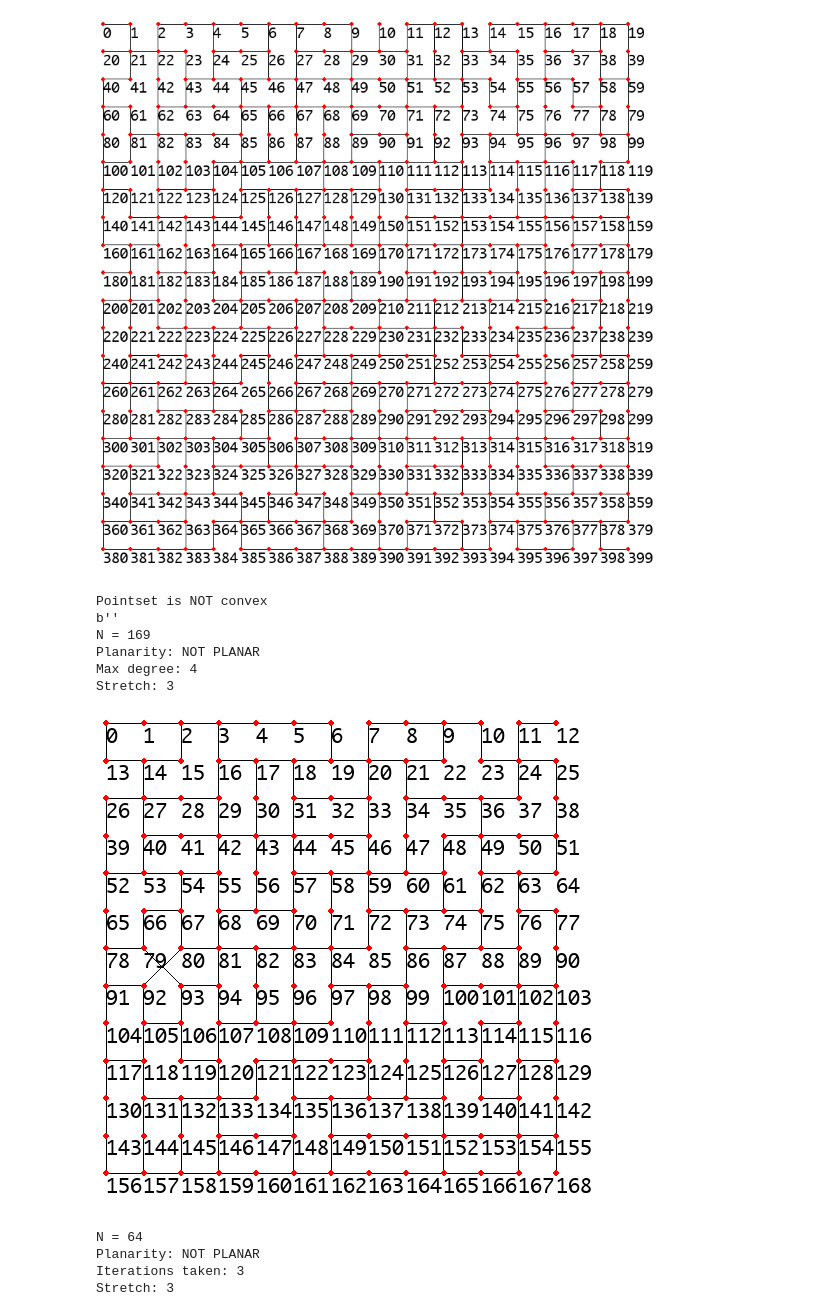
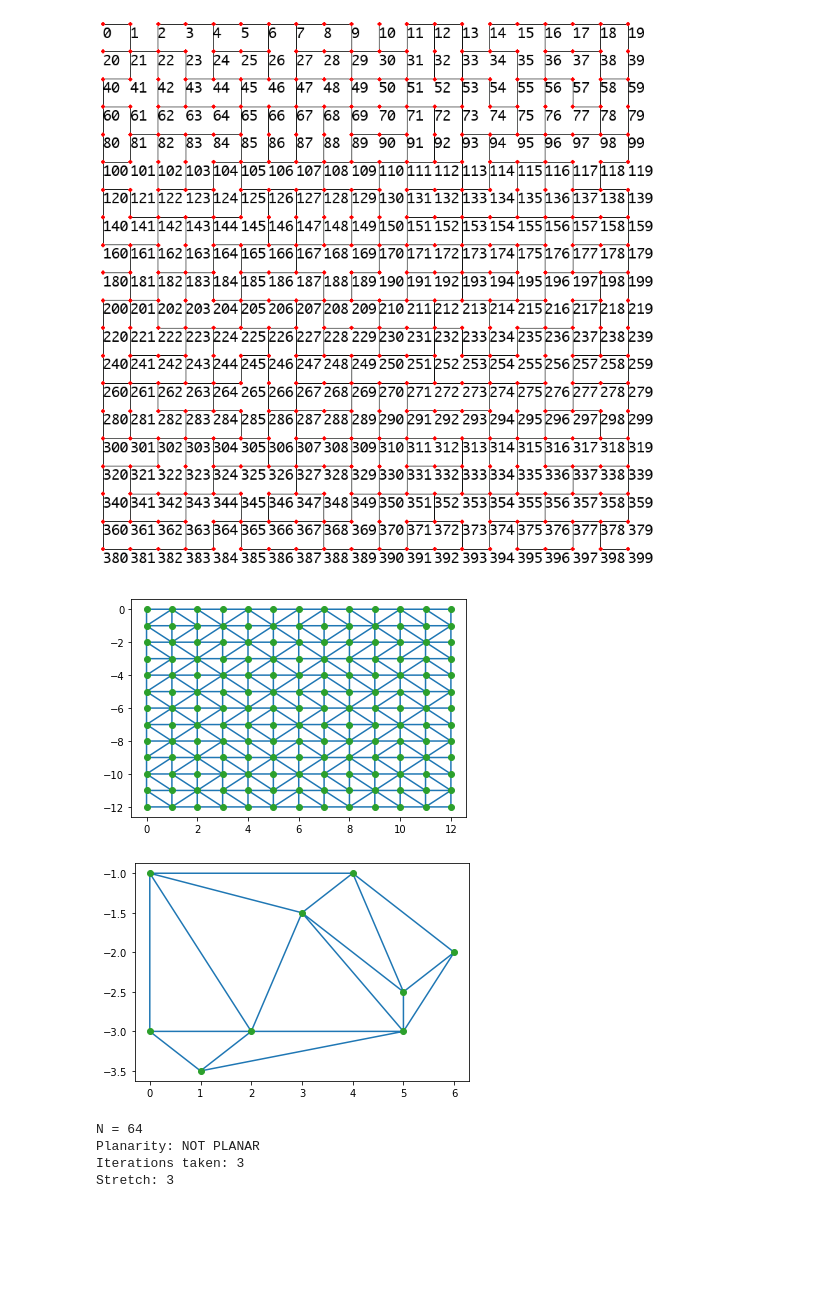
Before and after one commit to luccasiau/spanners, a Jupyter notebook: src/runs/PG with Delaunay and Grids.ipynb, the cells around one changed output. Drawn from its saved outputs; the diff is of its cells as text; code cells hidden in the pictures; blank space fills up the shorter version.

```diff
--- a/src/runs/PG with Delaunay and Grids.ipynb
+++ b/src/runs/PG with Delaunay and Grids.ipynb
@@ -160,17 +160,18 @@ Stretch: 3
 # %%
 N = 13
 points = [[j, i] for i in range(0, N) for j in range(0, N)]
 ps = Pointset(points=points)
 sz = 500
-draw_pathgreedy_from_pointset(ps, t=4, random_tiebreak=True, img_w=sz, img_h=sz)
+#draw_pathgreedy_from_pointset(ps, t=4, random_tiebreak=True, img_w=sz, img_h=sz)
+plot_delaunay_from_pointset(ps)
 # %% [output]
-Pointset is NOT convex
-b''
-N = 169
-Planarity: NOT PLANAR
-Max degree: 4
-Stretch: 3
-[figure, old version]
+[figure, new version]
+# %%
+points = [[0, 1], [0, 3], [1, 3.5], [2, 3], [5, 3], [6, 2], [5, 2.5], [3, 1.5], [4, 1]]
+ps = Pointset(points=points)
+plot_delaunay_from_pointset(ps)
+# %% [output]
+[figure, added]
 # %%
 draw_random_nonplane(t=3, N=8, iter_count=10000)
 # %% [output]
```
Also changed, not shown: parts of 10 cells of this notebook, 2 other files.
